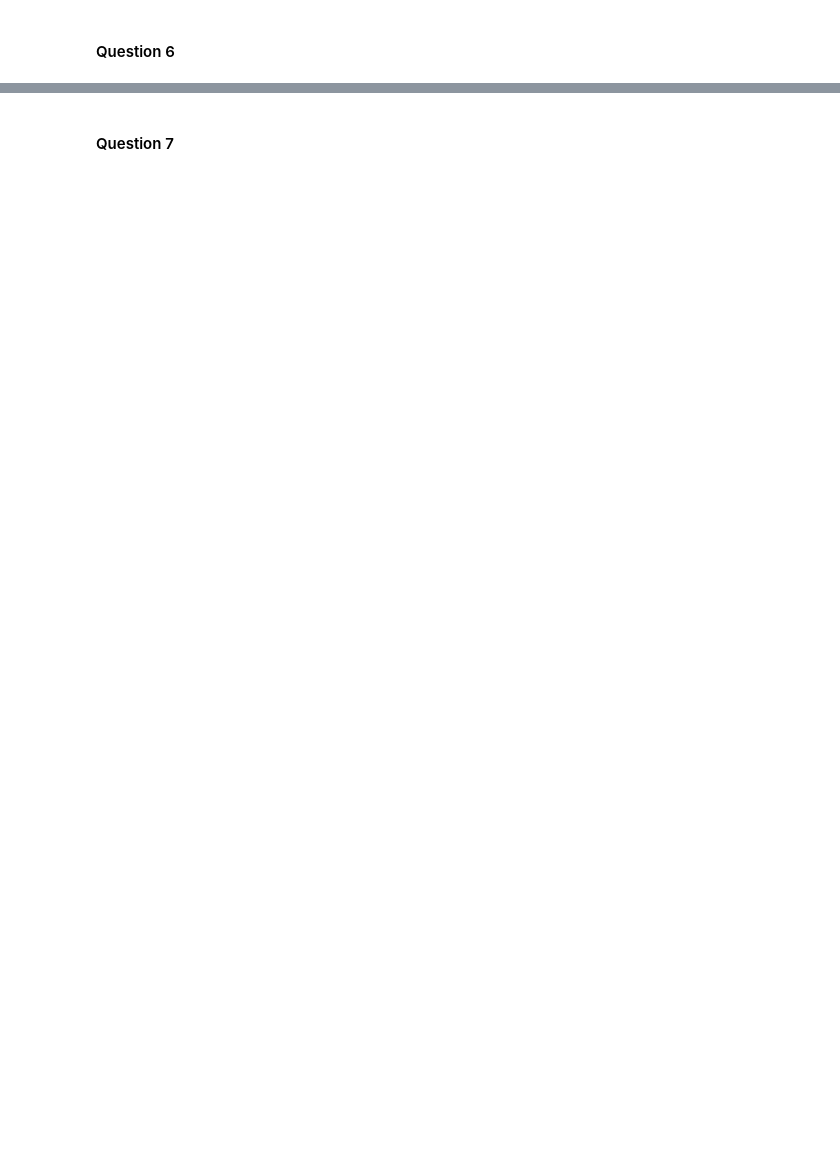
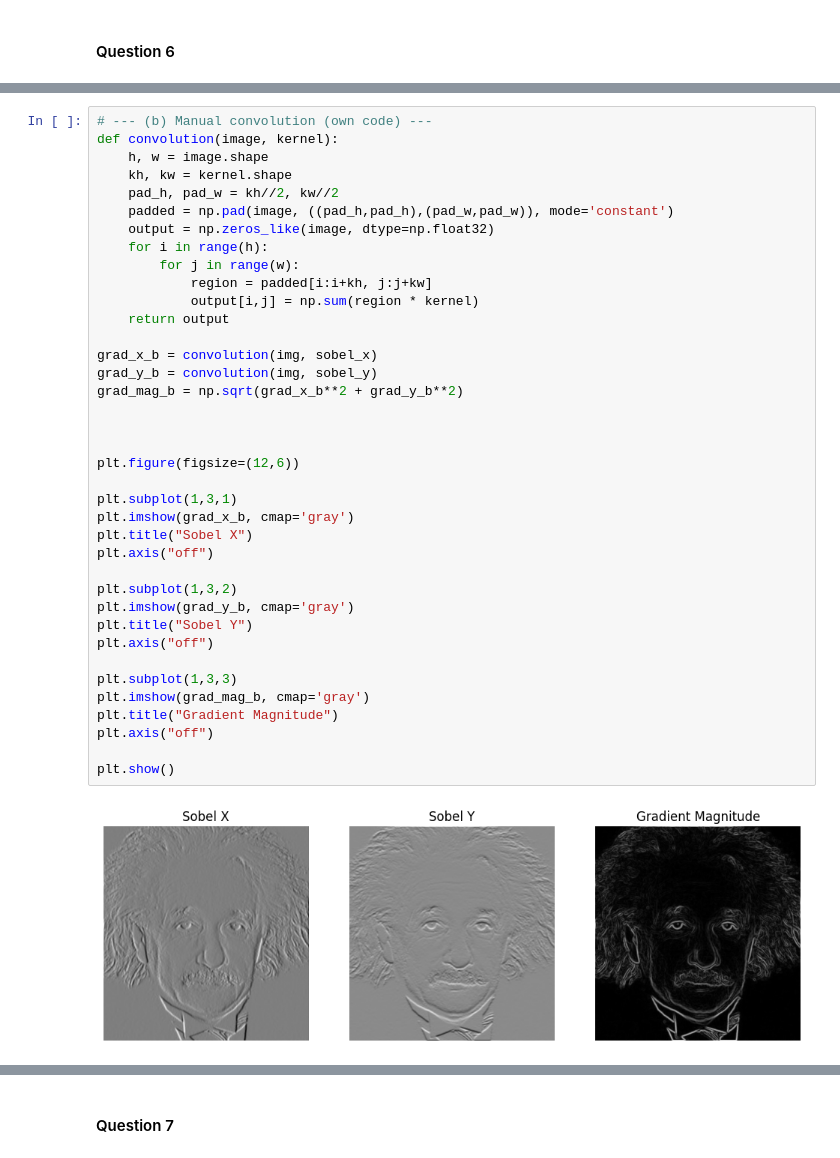
Before and after one commit to pramodiperera/IT5437, a Jupyter notebook: code.ipynb, the cells around one changed output, grey strips where cells are left out. Cells and saved outputs as stored; diff of their text form; blank space fills up the shorter version.

```diff
--- a/code.ipynb
+++ b/code.ipynb
@@ -166,0 +293,40 @@ plt.show()
+# %%
+# --- (b) Manual convolution (own code) ---
+def convolution(image, kernel):
+    h, w = image.shape
+    kh, kw = kernel.shape
+    pad_h, pad_w = kh//2, kw//2
+    padded = np.pad(image, ((pad_h,pad_h),(pad_w,pad_w)), mode='constant')
+    output = np.zeros_like(image, dtype=np.float32)
+    for i in range(h):
+        for j in range(w):
+            region = padded[i:i+kh, j:j+kw]
+            output[i,j] = np.sum(region * kernel)
+    return output
+
+grad_x_b = convolution(img, sobel_x)
+grad_y_b = convolution(img, sobel_y)
+grad_mag_b = np.sqrt(grad_x_b**2 + grad_y_b**2)
+
+
+
+plt.figure(figsize=(12,6))
+
+plt.subplot(1,3,1)
+plt.imshow(grad_x_b, cmap='gray')
+plt.title("Sobel X")
+plt.axis("off")
+
+plt.subplot(1,3,2)
+plt.imshow(grad_y_b, cmap='gray')
+plt.title("Sobel Y")
+plt.axis("off")
+
+plt.subplot(1,3,3)
+plt.imshow(grad_mag_b, cmap='gray')
+plt.title("Gradient Magnitude")
+plt.axis("off")
+
+plt.show()
+# %% [output]
+[figure, added]
```
Also changed, not shown: parts of 12 cells of this notebook.
